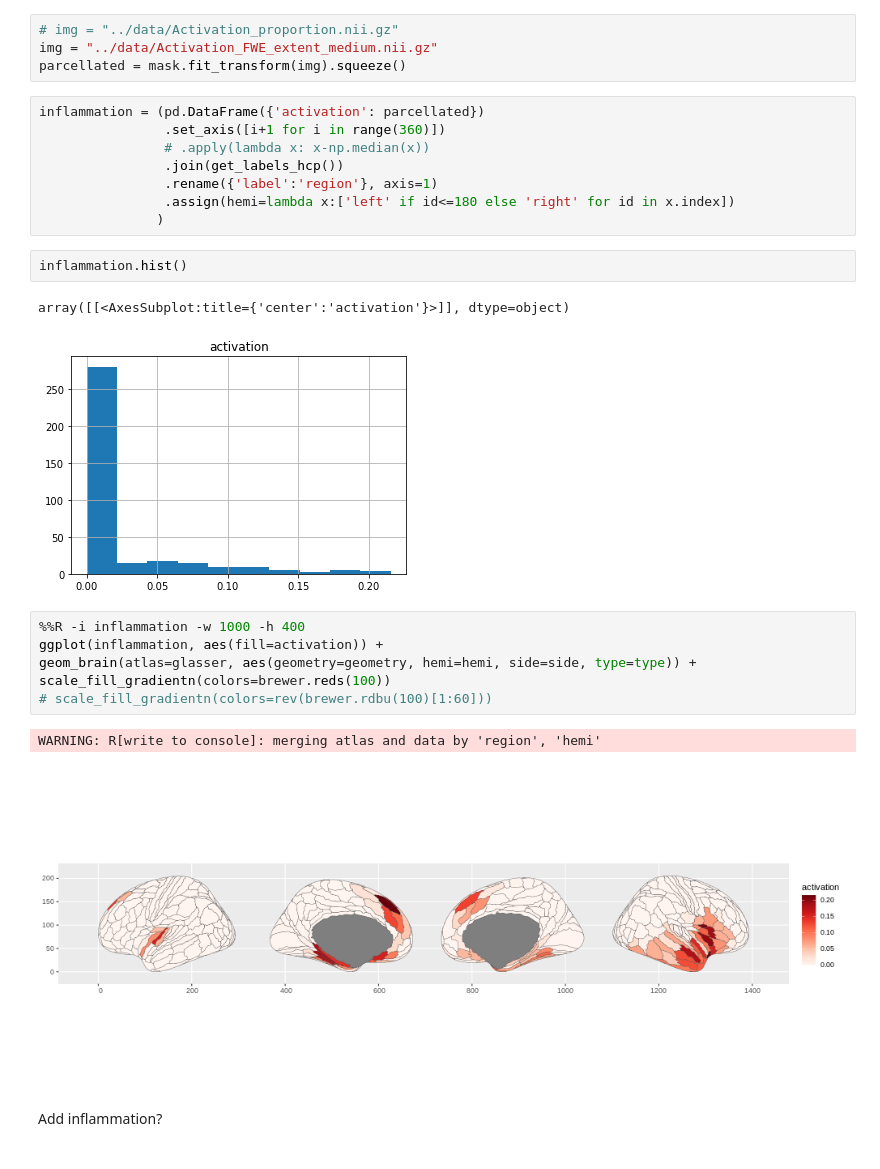
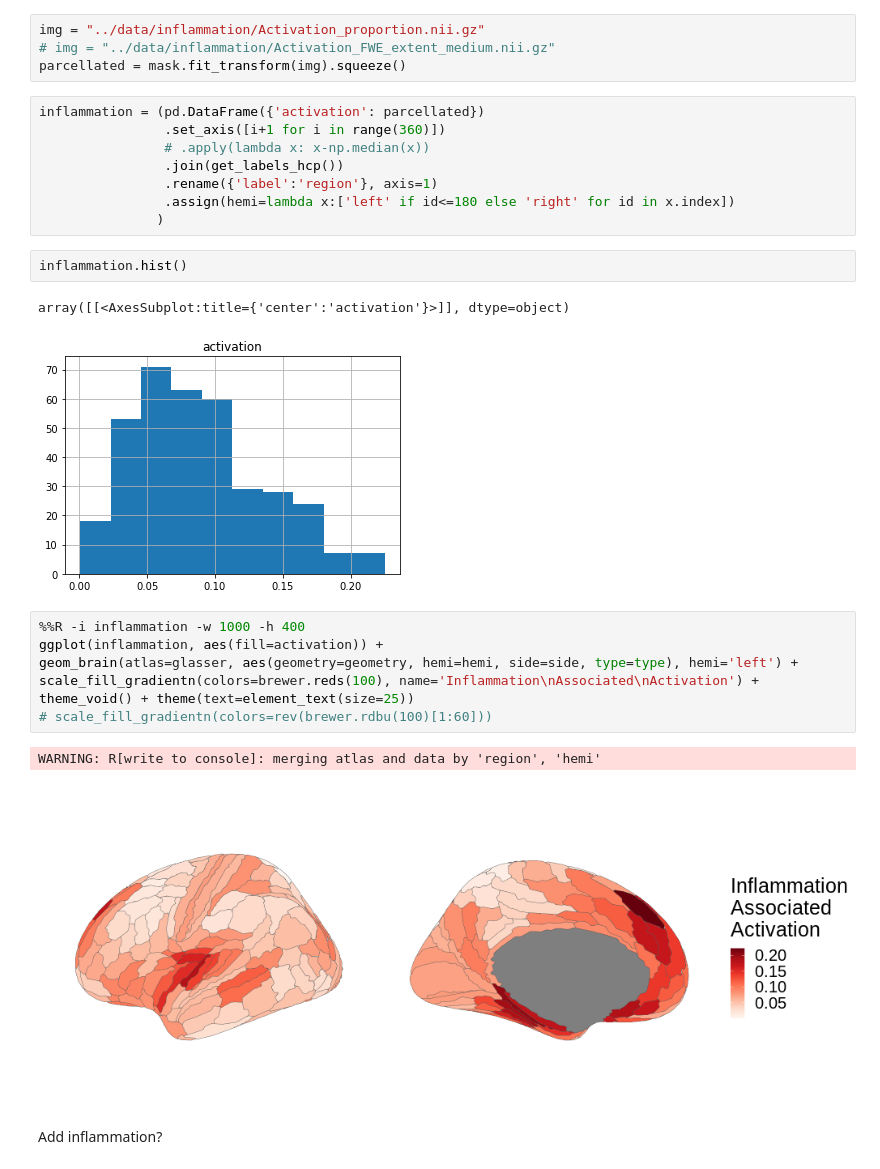
Before and after one commit to richardajdear/AHBA_gradients, a Jupyter notebook: notebooks/inflammation_map.ipynb, the cells around one changed output. Saved outputs shown, nothing was run; the diff lists cells and outputs as text.

```diff
--- a/notebooks/inflammation_map.ipynb
+++ b/notebooks/inflammation_map.ipynb
@@ -31,8 +36,8 @@ data_dir = "../data/parcellations/"
 hcp_img = data_dir + "HCP-MMP_1mm.nii.gz"
 mask = NiftiLabelsMasker(hcp_img, resampling_target='data')
 # %%
-# img = "../data/Activation_proportion.nii.gz"
-img = "../data/Activation_FWE_extent_medium.nii.gz"
+img = "../data/inflammation/Activation_proportion.nii.gz"
+# img = "../data/inflammation/Activation_FWE_extent_medium.nii.gz"
 parcellated = mask.fit_transform(img).squeeze()
 # %%
 inflammation = (pd.DataFrame({'activation': parcellated})
@@ -46,16 +51,17 @@ inflammation = (pd.DataFrame({'activation': parcellated})
 inflammation.hist()
 # %% [output]
 array([[<AxesSubplot:title={'center':'activation'}>]], dtype=object)
-[figure, old version]
+[figure, new version]
 # %%
 %%R -i inflammation -w 1000 -h 400
 ggplot(inflammation, aes(fill=activation)) +
-geom_brain(atlas=glasser, aes(geometry=geometry, hemi=hemi, side=side, type=type)) +
-scale_fill_gradientn(colors=brewer.reds(100))
+geom_brain(atlas=glasser, aes(geometry=geometry, hemi=hemi, side=side, type=type), hemi='left') +
+scale_fill_gradientn(colors=brewer.reds(100), name='Inflammation\nAssociated\nActivation') +
+theme_void() + theme(text=element_text(size=25))
 # scale_fill_gradientn(colors=rev(brewer.rdbu(100)[1:60]))
 # %% [output]
 WARNING: R[write to console]: merging atlas and data by 'region', 'hemi'
-[figure, old version]
+[figure, new version]
 # %% [markdown]
 Add inflammation?
 # %%
```
Also changed, not shown: parts of 17 cells of this notebook, 11 other files.
